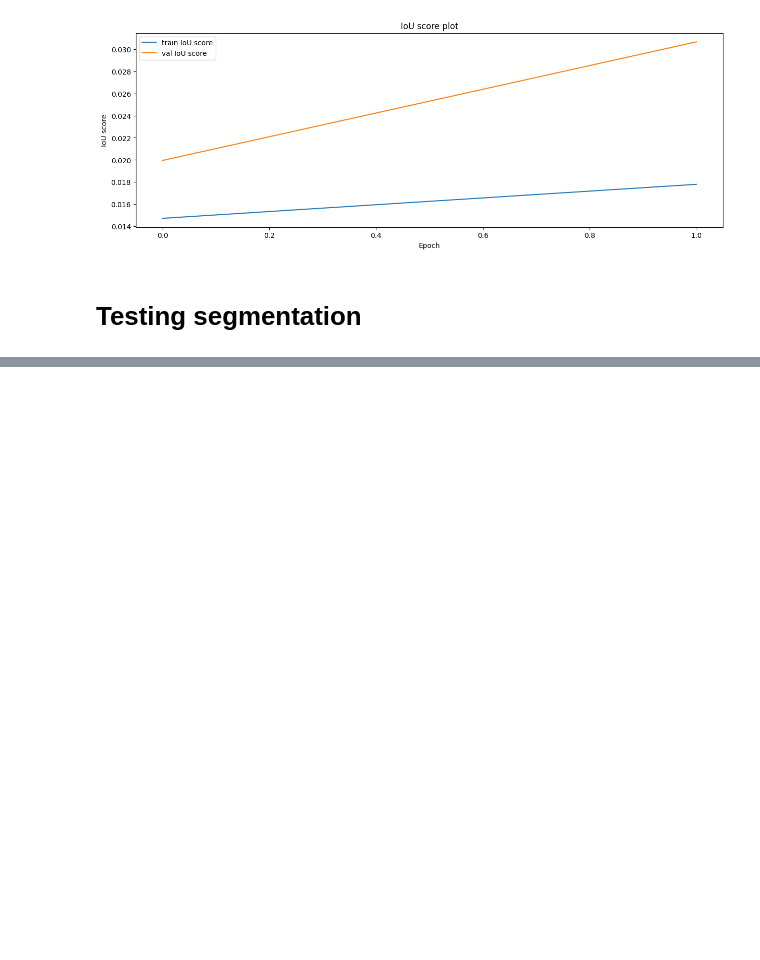
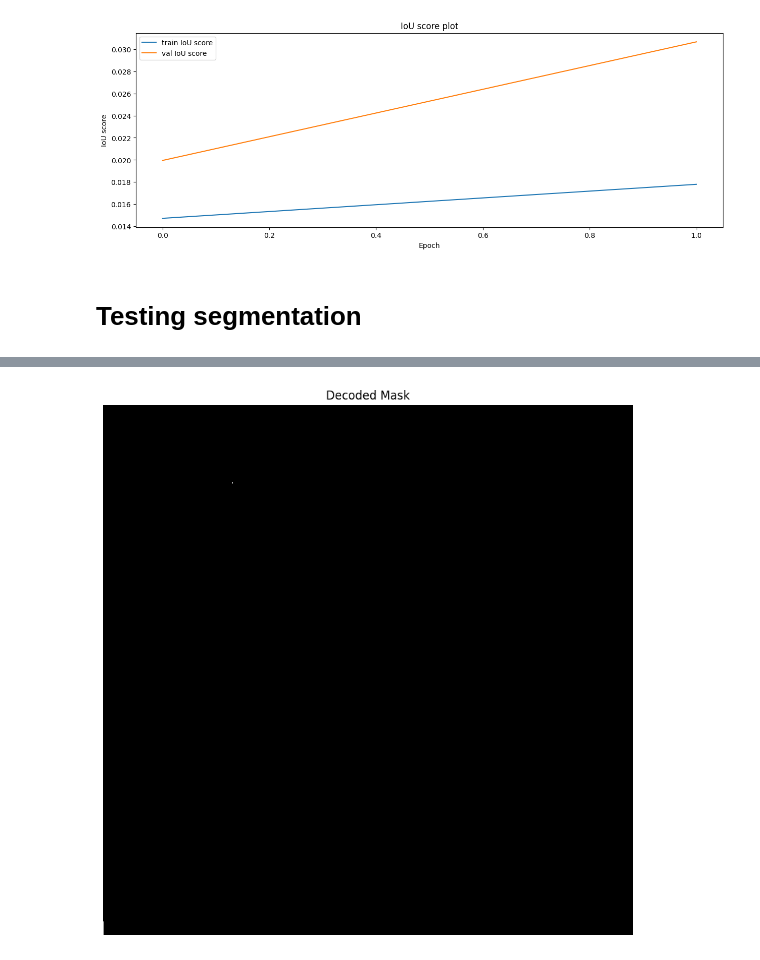
Before and after one commit to alexcri90/Medical-Imaging-DS-Bicocca, a Jupyter notebook: Segmentation_MI.ipynb, the cells around one changed output, grey strips where cells are left out. Cells and saved outputs as stored; diff of their text form; code cells hidden in the pictures; blank space fills up the shorter version.

```diff
--- a/Segmentation_MI.ipynb
+++ b/Segmentation_MI.ipynb
@@ -622,0 +799,38 @@ df.head()
+# %%
+import numpy as np
+import matplotlib.pyplot as plt
+
+
+def rle_decode(mask_rle, shape=(1024, 1024)):
+    """
+    Decode run-length encoded string to a binary mask.
+    Parameters:
+    mask_rle (str): Run-length encoded string
+    shape (tuple): Shape of the array to return (height, width)
+    Returns:
+    numpy.ndarray: Decoded binary mask
+    """
+    s = mask_rle.split()
+    starts, lengths = [np.asarray(x, dtype=int) for x in (s[0::2], s[1::2])]
+    starts -= 1  # RLE encoding is 1-based index
+    ends = starts + lengths
+    mask = np.zeros(shape[0] * shape[1], dtype=np.uint8)
+    for start, end in zip(starts, ends):
+        mask[start:end] = 1
+    return mask.reshape(shape).T  # Transpose to match the expected orientation
+
+
+# Example RLE string
+rle_string = "256150 2 1019 6 1016 8 1015 10 1012 12 1011 13 1010 14 1008 16 1007 16 1007 17 1005 18 1005 19 1004 19 1005 18 1005 19 1004 19 1004 20 1004 20 1003 20 1003 20 1003 21 1003 20 1003 20 1003 20 1003 21 1003 20 1003 20 1003 21 1003 20 1003 21 1003 20 1003 21 1003 20 1003 21 1003 20 1003 21 1002 22 1002 21 1002 22 1002 21 1002 22 1002 21 1002 22 1001 22 1002 22 1001 23 1000 23 1001 22 1001 23 1001 22 1002 21 1002 22 1001 22 1002 22 1001 23 1000 23 1001 23 1000 23 1001 23 1000 24 1000 23 1000 24 999 24 1000 24 999 24 1000 24 999 24 1000 24 999 25 999 24 999 25 999 24 1000 24 999 24 999 25 999 24 999 25 998 26 998 25 998 26 998 25 999 25 998 25 999 25 998 25 999 25 998 26 998 25 998 25 999 25 999 24 999 24 1000 24 1000 23 1000 24 1000 24 1000 23 1000 24 1000 23 1001 23 1000 23 1001 23 1001 22 1002 22 1001 23 1001 22 1002 22 1001 22 1002 22 1002 22 1001 22 1002 22 1002 22 1002 22 1002 22 1002 22 1002 22 1002 22 1002 22 1002 22 1002 22 1002 22 1002 22 1002 22 1002 22 1002 22 1002 22 1002 22 1002 22 1003 21 1003 21 1004 19 1005 19 1005 19 1006 18 1006 18 1006 18 1006 18 1007 17 1007 17 1008 16 1008 16 1008 16 1008 16 1008 16 1008 16 1008 16 1008 16 1008 16 1008 16 1008 16 1008 16 1008 16 1008 16 1008 16 1008 16 1008 16 1008 16 1008 16 1008 15 1009 15 1010 14 1010 14 1010 14 1010 14 1010 14 1011 13 1011 12 1013 10 1015 9 1017 5"
+
+# Decode the RLE string
+mask = rle_decode(rle_string, shape=(1024, 1024))
+
+# Visualize the mask
+plt.figure(figsize=(10, 10))
+plt.imshow(mask, cmap="gray", interpolation="nearest")
+plt.title("Decoded Mask")
+plt.axis("off")
+plt.show()
+# %% [output]
+[figure, added]
```
Also changed, not shown: parts of 12 cells of this notebook, 3 other files.
